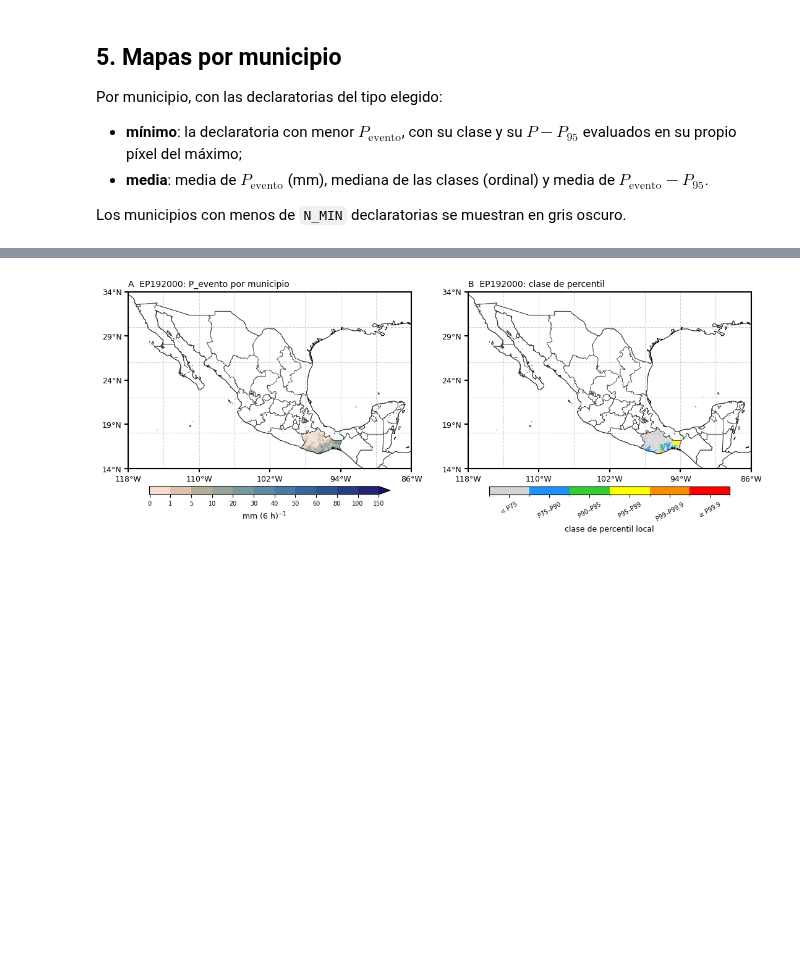
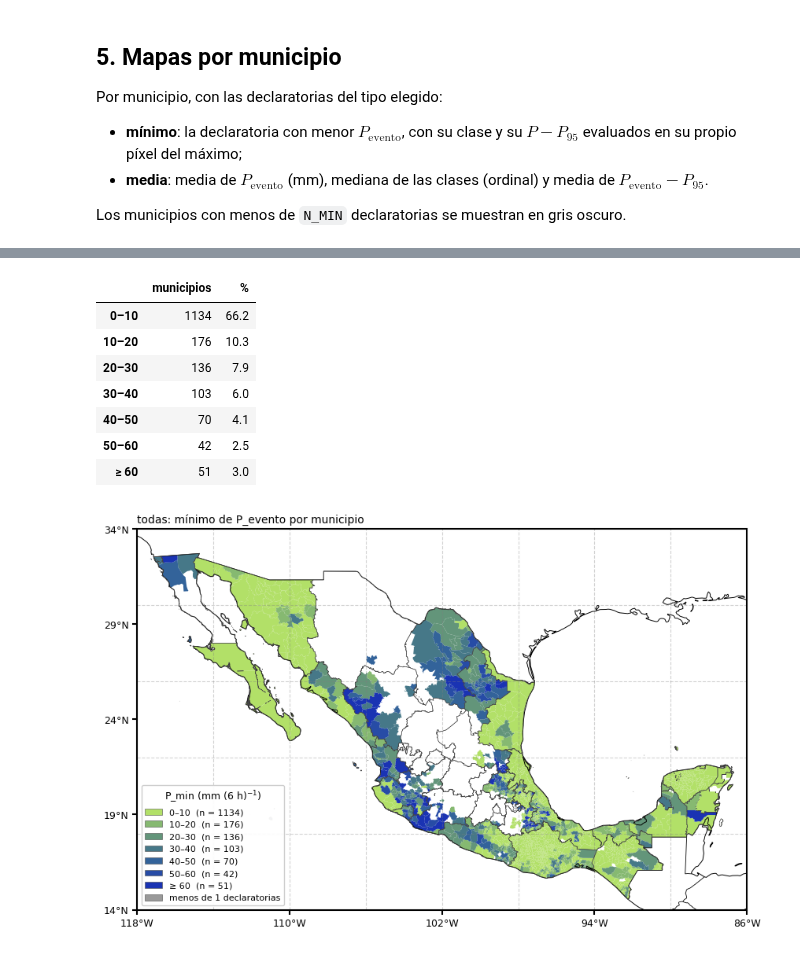
Before and after one commit to apereze/itchi-core, a Jupyter notebook: notebooks/second test/04_declaratorias_6h_sintesis.ipynb, the cells around one changed output, grey strips where cells are left out. Cells and saved outputs as stored; diff of their text form; code cells hidden in the pictures; blank space fills up the shorter version.

```diff
--- a/notebooks/second test/04_declaratorias_6h_sintesis.ipynb
+++ b/notebooks/second test/04_declaratorias_6h_sintesis.ipynb
@@ -568,17 +422,40 @@ Manzanillo  Colima
-# %%
-# Un ciclón: municipios con declaratoria coloreados por P_evento y por clase de percentil
-cic = ev.groupby("CT_pico").size().sort_values()
-CT = cic.index[-1]                                            # cambiar, p. ej. "AL032020"
-e = ev[ev["CT_pico"].eq(CT)].sort_values("P_evento").groupby("CVEGEO").tail(1)
-m = gdf_mun[["CVEGEO", "geometry"]].merge(e[["CVEGEO", "P_evento", "clase"]], on="CVEGEO")
-
-fig, axs = plt.subplots(1, 2, figsize=(13, 5.4), subplot_kw={"projection": PC})
-mun_map(axs[0], m, "P_evento", "P")
-finish_map(axs[0], f"A  {CT}: P_evento por municipio")
-add_cbar(fig, axs[0], "P")
-mun_map(axs[1], m, "clase", "C")
-finish_map(axs[1], f"B  {CT}: clase de percentil")
-add_cbar(fig, axs[1], "C")
-fig.savefig(FIG / f"fig_ciclon_{CT}.png", dpi=300, bbox_inches="tight")
-# %% [output]
-[figure, removed]
+# %%
+from matplotlib.patches import Patch
+
+# Clases de P_min (mm (6 h)^-1); intervalos cerrados a la izquierda: [0, 10), [10, 20), ..., [60, ∞)
+B_MIN = [0, 10, 20, 30, 40, 50, 60, np.inf]
+LAB_MIN = [f"{a:g}–{b:g}" for a, b in zip(B_MIN[:-2], B_MIN[1:-1])] + [f"≥ {B_MIN[-2]:g}"]
+_base_p = get_crameri_colormap("imola", reverse=True)
+COL_MIN = _base_p(np.linspace(0.15, 1.0, len(LAB_MIN)))     # misma rampa lapaz, en clases discretas
+
+m = suf.assign(cl_min=pd.cut(suf["P_min"], B_MIN, right=False, labels=False))
+n_cl = m["cl_min"].value_counts().reindex(range(len(LAB_MIN)), fill_value=0)
+
+fig, ax = plt.subplots(figsize=(10, 7), subplot_kw={"projection": PC})
+if len(insuf):
+    insuf.plot(ax=ax, color="0.6", edgecolor="none", zorder=1, aspect=None)
+for k, color in enumerate(COL_MIN):
+    sel = m[m["cl_min"] == k]
+    if len(sel):
+        sel.plot(ax=ax, color=color, edgecolor="none", zorder=2, aspect=None)
+finish_map(ax, f"{TIPO_MAPA}: mínimo de P_evento por municipio")
+
+handles = [Patch(facecolor=c, edgecolor="0.3", lw=0.4, label=f"{lab}  (n = {n_cl[k]})")
+           for k, (lab, c) in enumerate(zip(LAB_MIN, COL_MIN))]
+handles.append(Patch(facecolor="0.6", edgecolor="0.3", lw=0.4, label=f"menos de {N_MIN} declaratorias"))
+ax.legend(handles=handles, title="P_min (mm (6 h)$^{-1}$)", loc="lower left",
+          fontsize=8, title_fontsize=9, frameon=True, framealpha=0.95)
+fig.savefig(FIG / f"fig_municipio_P_min_clases_{TIPO_MAPA}.png", dpi=300, bbox_inches="tight")
+
+pd.DataFrame({"municipios": n_cl.values,
+              "%": (100 * n_cl / n_cl.sum()).round(1).values}, index=LAB_MIN)
+# %% [output]
+|  | municipios | % |
+| 0–10 | 1134 | 66.2 |
+| 10–20 | 176 | 10.3 |
+| 20–30 | 136 | 7.9 |
+| 30–40 | 103 | 6.0 |
+| 40–50 | 70 | 4.1 |
+| 50–60 | 42 | 2.5 |
+| ≥ 60 | 51 | 3.0 |
+[figure, added]
```
Also changed, not shown: parts of 9 cells of this notebook, 20 other files.
